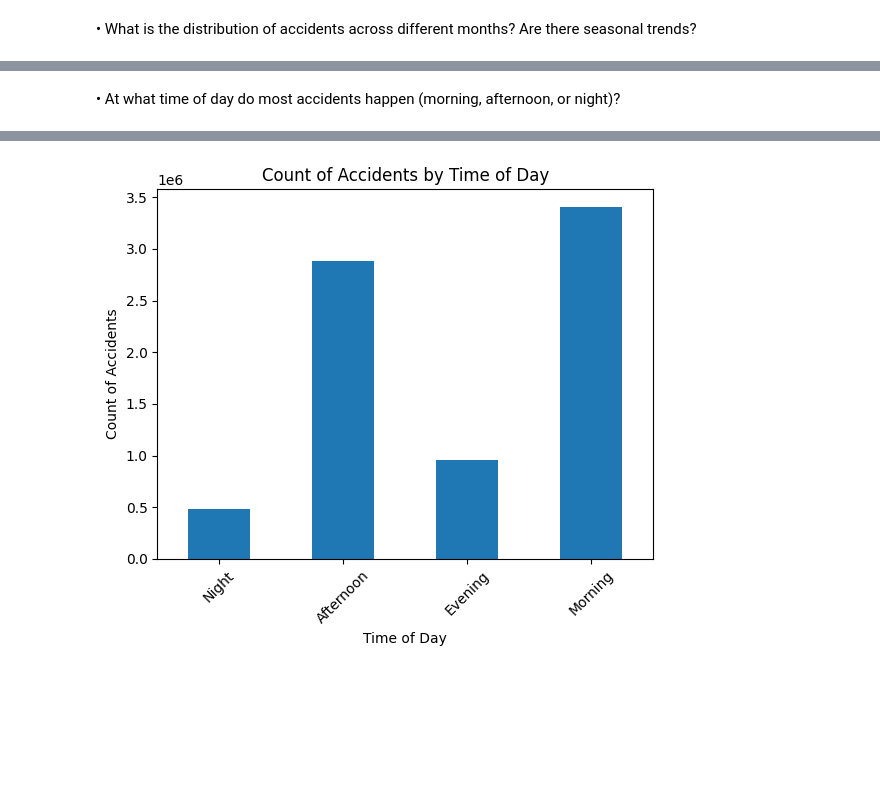
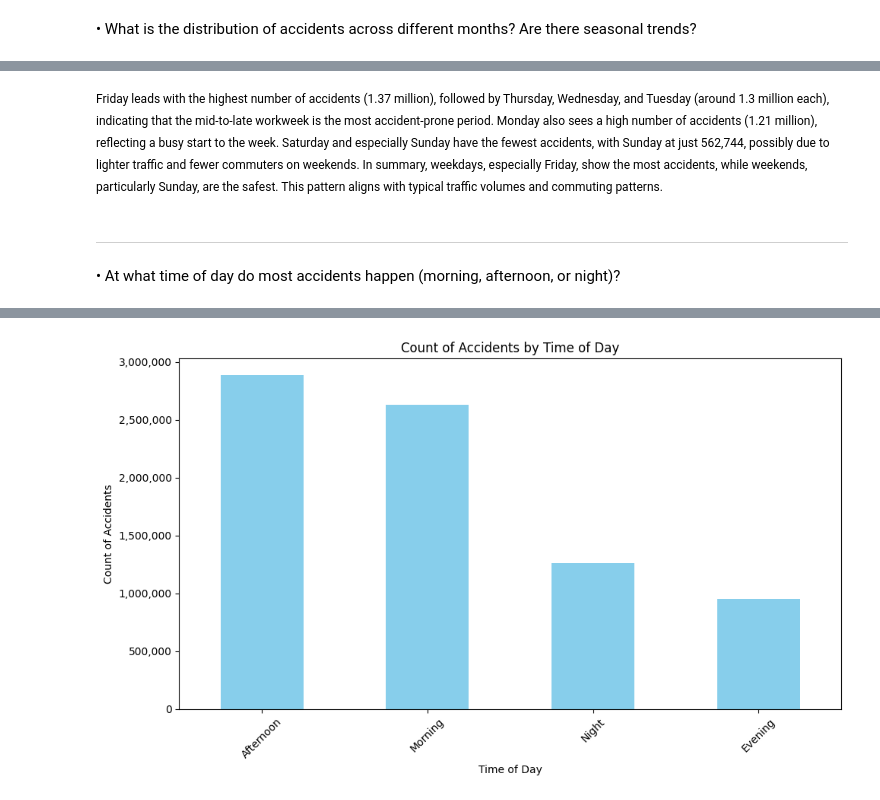
Before and after one commit to errosal/USTrafficAccidents, a Jupyter notebook: Notebooks/01_General_Accident_Statistics.ipynb, the cells around one changed output, grey strips where cells are left out. Saved outputs shown, nothing was run; the diff lists cells and outputs as text; code cells hidden in the pictures; blank space fills up the shorter version.

```diff
--- a/Notebooks/01_General_Accident_Statistics.ipynb
+++ b/Notebooks/01_General_Accident_Statistics.ipynb
@@ -277,44 +337,51 @@ Name: count, dtype: int64
+# %% [markdown]
+<p style="font-size: 0.8em;">
+    Friday leads with the highest number of accidents (1.37 million), followed by Thursday, Wednesday, and Tuesday (around 1.3 million each), indicating that the mid-to-late workweek is the most accident-prone period.
+    Monday also sees a high number of accidents (1.21 million), reflecting a busy start to the week.
+    Saturday and especially Sunday have the fewest accidents, with Sunday at just 562,744, possibly due to lighter traffic and fewer commuters on weekends. In summary, weekdays, especially Friday, show the most accidents, while weekends, particularly Sunday, are the safest. This pattern aligns with typical traffic volumes and commuting patterns.
+</p>
+# %% [markdown]
+<hr style="border: 1px solid #ccc; margin: 20px 0;">
 # %% [markdown]
 •	At what time of day do most accidents happen (morning, afternoon, or night)?
 # %%
 # Ensure 'Start_Time' is in datetime format
 df['Start_Time'] = dd.to_datetime(df['Start_Time'], format='mixed', errors='coerce')
 
-# Extract only the hour (HH:MM:SS) from 'Start_Time' and store in a new column 'hour_only'
-df['hour_only'] = df['Start_Time'].dt.strftime('%H:%M:%S')
+# Extract the hour from 'Start_Time'
+df['hour'] = df['Start_Time'].dt.hour
 
 # Define a function to categorize the time of day
 def categorize_time_of_day(hour):
-    if hour >= "00:00:00" and hour < "12:00:00":
-        return "Morning"
-    elif hour >= "12:00:00" and hour < "18:00:00":
-        return "Afternoon"
-    elif hour >= "18:00:00" and hour < "21:00:00":
-        return "Evening"
+    if 0 <= hour < 6:
+        return 'Night'
+    elif 6 <= hour < 12:
+        return 'Morning'
+    elif 12 <= hour < 18:
+        return 'Afternoon'
+    elif 18 <= hour < 21:
+        return 'Evening'
     else:
-        return "Night"
+        return 'Night'  # For hours 21 and 24
 
-# Apply the function to create the 'time_of_day' column using Dask's map_partitions
-df['time_of_day'] = df['hour_only'].map(categorize_time_of_day, meta=('x', 'object'))
+# Apply the categorization function using Dask's map_partitions
+df['time_of_day'] = df['hour'].map(categorize_time_of_day, meta=('x', 'object'))
 
-# To see a sample of the results with the new 'time_of_day' column
-print(df[['Start_Time', 'hour_only', 'time_of_day']].head())
-
-# Create a new DataFrame with only the 'time_of_day' column
-time_of_days_df = df[['time_of_day']]
-
-# Count how many times each time of day appears
-time_of_day_counts = time_of_days_df['time_of_day'].value_counts().compute()  # Get counts of each time of day
+# Count how many times each time of day appears and sort by counts in descending order
+time_of_day_counts = df['time_of_day'].value_counts().compute().sort_values(ascending=False)
 
 # Print the counts for each time of day
 print("Counts of each time of day:")
 print(time_of_day_counts)
 
 # Plotting the counts
-time_of_day_counts.plot(kind='bar')
+plt.figure(figsize=(10, 6))
+time_of_day_counts.plot(kind='bar', color='skyblue')
 plt.title('Count of Accidents by Time of Day')
 plt.xlabel('Time of Day')
 plt.ylabel('Count of Accidents')
 plt.xticks(rotation=45)
+plt.gca().yaxis.set_major_formatter(plt.FuncFormatter(lambda x, _: f'{int(x):,}'))  # Format y-axis with commas
+plt.tight_layout()  # Adjust layout
 plt.show()
 # %% [output]
@@ -333,2 +394,2 @@ Morning      3406238
 Name: count, dtype: int64
-[figure, old version]
+[figure, new version]
```
Also changed, not shown: parts of 24 cells of this notebook, 4 other files.
